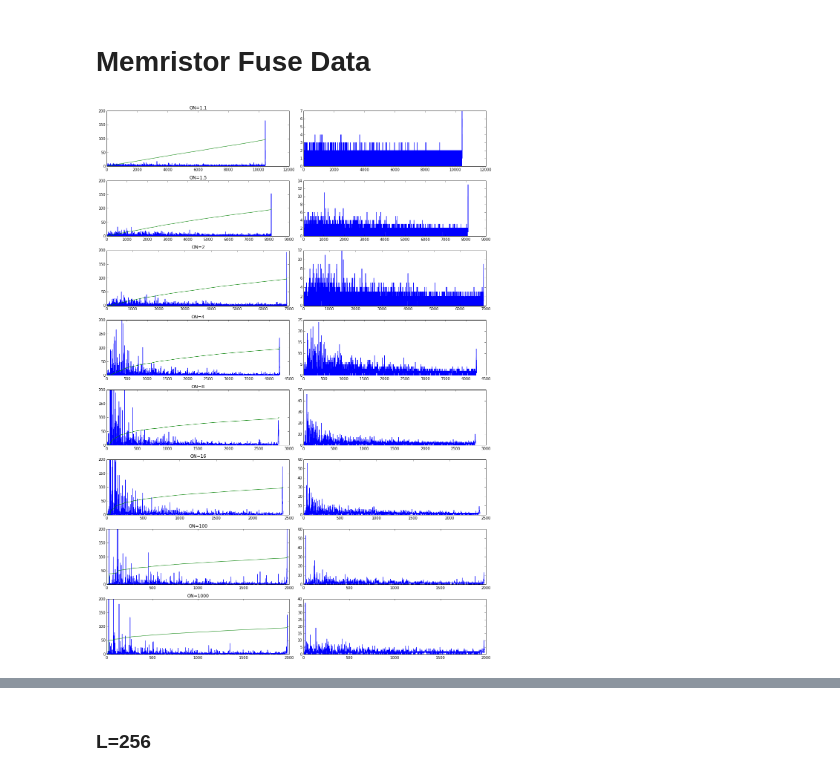
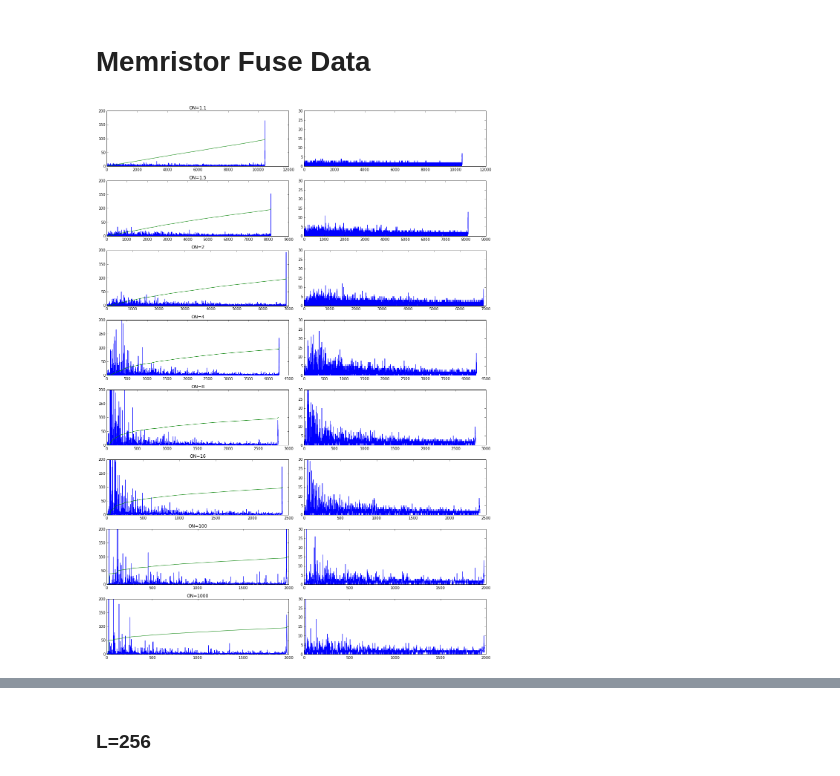
Before and after one commit to forrestsheldon/memNets, a Jupyter notebook: Memristor_Fuse_Data.ipynb, the cells around one changed output, grey strips where cells are left out. Cells and saved outputs as stored; diff of their text form; code cells hidden in the pictures.

```diff
--- a/Memristor_Fuse_Data.ipynb
+++ b/Memristor_Fuse_Data.ipynb
@@ -41,6 +56,7 @@ ax[0,0].set_title('ON=1.1')
 ax[0,0].set_ylim(0, 200)
 
 ax[0,1].plot(steps_L128_p6_ON1_1)
+ax[0,1].set_ylim(0, 30)
 
 ax[1,0].plot(avalanches_L128_p6_ON1_5)
 ax[1,0].plot(np.cumsum(avalanches_L128_p6_ON1_5) * 100 / np.sum(avalanches_L128_p6_ON1_5))
@@ -48,6 +64,7 @@ ax[1,0].set_title('ON=1.5')
 ax[1,0].set_ylim(0, 200)
 
 ax[1,1].plot(steps_L128_p6_ON1_5)
+ax[1,1].set_ylim(0, 30)
 
 ax[2,0].plot(avalanches_L128_p6_ON2)
 ax[2,0].plot(np.cumsum(avalanches_L128_p6_ON2) * 100 / np.sum(avalanches_L128_p6_ON2))
@@ -55,6 +72,7 @@ ax[2,0].set_title('ON=2')
 ax[2,0].set_ylim(0, 200)
 
 ax[2,1].plot(steps_L128_p6_ON2)
+ax[2,1].set_ylim(0, 30)
 
 ax[3,0].plot(avalanches_L128_p6_ON4)
 ax[3,0].plot(np.cumsum(avalanches_L128_p6_ON4) * 100 / np.sum(avalanches_L128_p6_ON4))
@@ -62,6 +80,7 @@ ax[3,0].set_title('ON=4')
 ax[3,0].set_ylim(0, 200)
 
 ax[3,1].plot(steps_L128_p6_ON4)
+ax[3,1].set_ylim(0, 30)
 
 ax[4,0].plot(avalanches_L128_p6_ON8)
 ax[4,0].plot(np.cumsum(avalanches_L128_p6_ON8) * 100 / np.sum(avalanches_L128_p6_ON8))
@@ -69,34 +88,38 @@ ax[4,0].set_title('ON=8')
 ax[4,0].set_ylim(0, 200)
 
 ax[4,1].plot(steps_L128_p6_ON8)
+ax[4,1].set_ylim(0, 30)
 
 ax[5,0].plot(avalanches_L128_p6_ON16)
 ax[5,0].plot(np.cumsum(avalanches_L128_p6_ON16) * 100 / np.sum(avalanches_L128_p6_ON16))
 ax[5,0].set_title('ON=16')
 ax[5,0].set_ylim(0, 200)
 
 ax[5,1].plot(steps_L128_p6_ON16)
+ax[5,1].set_ylim(0, 30)
 
 ax[6,0].plot(avalanches_L128_p6_ON100)
 ax[6,0].plot(np.cumsum(avalanches_L128_p6_ON100) * 100 / np.sum(avalanches_L128_p6_ON100))
 ax[6,0].set_title('ON=100')
 ax[6,0].set_ylim(0, 200)
 
 ax[6,1].plot(steps_L128_p6_ON100)
+ax[6,1].set_ylim(0, 30)
 
 ax[7,0].plot(avalanches_L128_p6_ON1000)
 ax[7,0].plot(np.cumsum(avalanches_L128_p6_ON1000) * 100 / np.sum(avalanches_L128_p6_ON1000))
 ax[7,0].set_title('ON=1000')
 ax[7,0].set_ylim(0, 200)
 
 ax[7,1].plot(steps_L128_p6_ON1000)
+ax[7,1].set_ylim(0, 30)
 
 
 #for a in ax:
 #    a.set_xlim(0, 10500)
 #    a.set_ylim(0,600)
 
 fig.tight_layout()
 # %% [output]
-[figure, old version]
+[figure, new version]
 # %%
```
Also changed, not shown: parts of 9 cells of this notebook, 2 other files.
